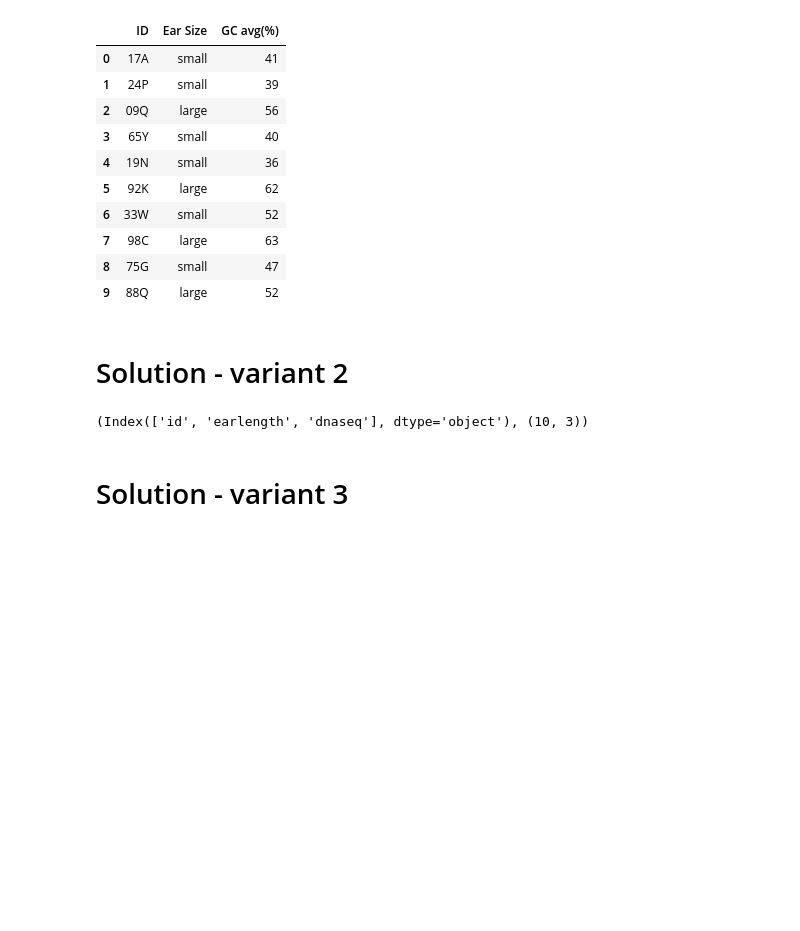
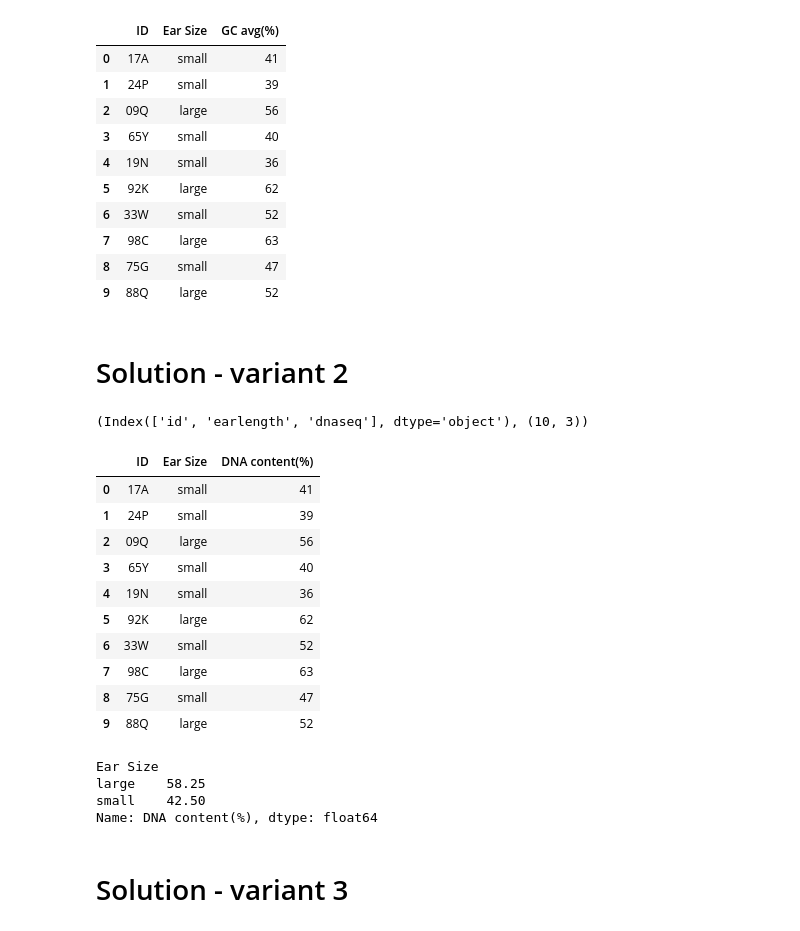
Before and after one commit to baut-jc/ddds-c18, a Jupyter notebook: Exercises/3_2a_Grangers_Elf_Analysis.ipynb, the cells around one changed output. Cells and saved outputs as stored; diff of their text form; code cells hidden in the pictures; blank space fills up the shorter version.

```diff
--- a/Exercises/3_2a_Grangers_Elf_Analysis.ipynb
+++ b/Exercises/3_2a_Grangers_Elf_Analysis.ipynb
@@ -114,0 +113,40 @@ elf
+# %%
+results_v02 = []
+
+for i, row in elf_v02.iterrows():
+  ID = row['id']
+  ear_length = row['earlength']
+  dna_seq = row['dnaseq']
+
+  if row['earlength'] > 10:
+    ear_size = 'large'
+  else:
+    ear_size = 'small'
+
+  gc_count = row['dnaseq'].count('G') + row['dnaseq'].count('C')
+  gc_content = (gc_count/len(row['dnaseq']))*100
+
+  results_v02.append([ID, ear_size, int(gc_content)])
+# %%
+results_df02 = pd.DataFrame(results_v02, columns=['ID', 'Ear Size', 'DNA content(%)'])
+results_df02
+# %% [output]
+|  | ID | Ear Size | DNA content(%) |
+| 0 | 17A | small | 41 |
+| 1 | 24P | small | 39 |
+| 2 | 09Q | large | 56 |
+| 3 | 65Y | small | 40 |
+| 4 | 19N | small | 36 |
+| 5 | 92K | large | 62 |
+| 6 | 33W | small | 52 |
+| 7 | 98C | large | 63 |
+| 8 | 75G | small | 47 |
+| 9 | 88Q | large | 52 |
+# %%
+# 5. Prints the average GC-content for both large-eared elves and small-eared elves to the screen.
+print(results_df02.groupby('Ear Size')['DNA content(%)'].mean())
+# %% [output]
+Ear Size
+large    58.25
+small    42.50
+Name: DNA content(%), dtype: float64
```
Also changed, not shown: parts of 2 cells of this notebook.
